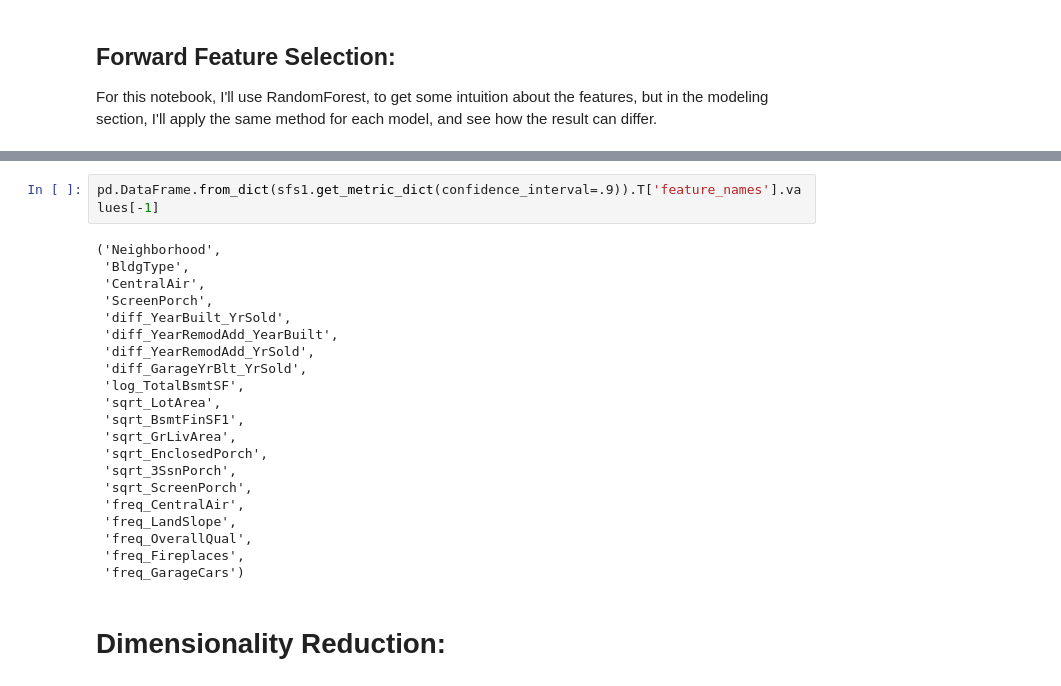
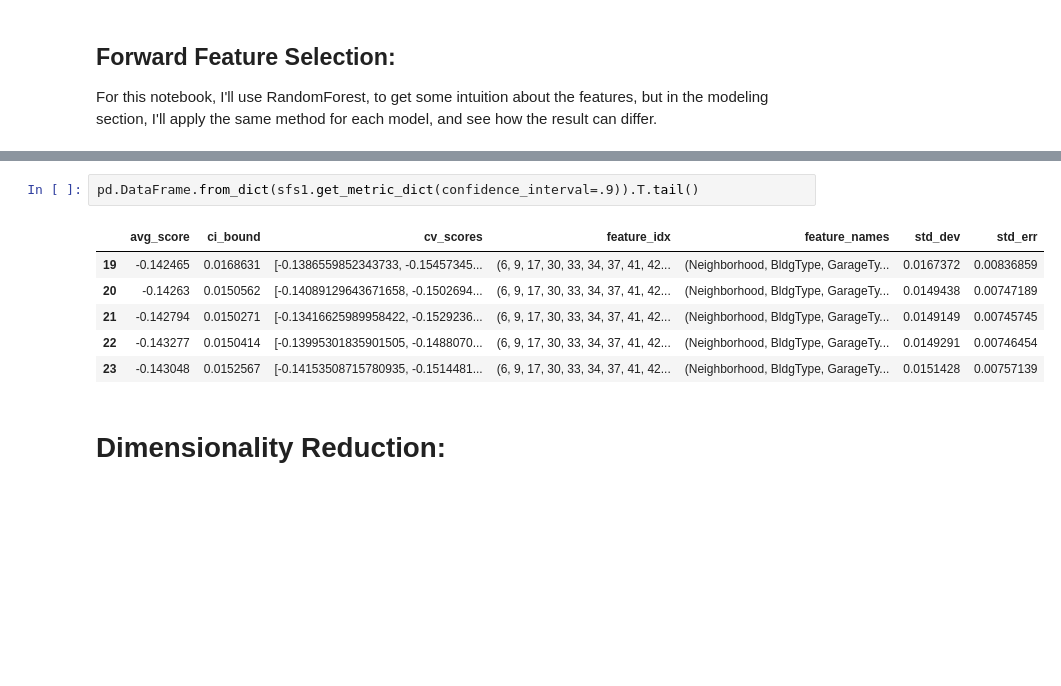
Before and after one commit to MosaabMuhammed/House-Prices-Kaggle, a Jupyter notebook: 4_Features Reduction/Feature Reduction.ipynb, the cells around one changed output, grey strips where cells are left out. Cells and saved outputs as stored; diff of their text form; blank space fills up the shorter version.

```diff
--- a/4_Features Reduction/Feature Reduction.ipynb
+++ b/4_Features Reduction/Feature Reduction.ipynb
@@ -234,25 +232,11 @@ plt_sfs(sfs1.get_metric_dict(), kind='std_dev')
 # %%
-pd.DataFrame.from_dict(sfs1.get_metric_dict(confidence_interval=.9)).T['feature_names'].values[-1]
+pd.DataFrame.from_dict(sfs1.get_metric_dict(confidence_interval=.9)).T.tail()
 # %% [output]
-('Neighborhood',
- 'BldgType',
- 'CentralAir',
- 'ScreenPorch',
- 'diff_YearBuilt_YrSold',
- 'diff_YearRemodAdd_YearBuilt',
- 'diff_YearRemodAdd_YrSold',
- 'diff_GarageYrBlt_YrSold',
- 'log_TotalBsmtSF',
- 'sqrt_LotArea',
- 'sqrt_BsmtFinSF1',
- 'sqrt_GrLivArea',
- 'sqrt_EnclosedPorch',
- 'sqrt_3SsnPorch',
- 'sqrt_ScreenPorch',
- 'freq_CentralAir',
- 'freq_LandSlope',
- 'freq_OverallQual',
- 'freq_Fireplaces',
- 'freq_GarageCars')
+|  | avg_score | ci_bound | cv_scores | feature_idx | feature_names | std_dev | std_err |
+| 19 | -0.142465 | 0.0168631 | [-0.1386559852343733, -0.15457345... | (6, 9, 17, 30, 33, 34, 37, 41, 42... | (Neighborhood, BldgType, GarageTy... | 0.0167372 | 0.00836859 |
+| 20 | -0.14263 | 0.0150562 | [-0.14089129643671658, -0.1502694... | (6, 9, 17, 30, 33, 34, 37, 41, 42... | (Neighborhood, BldgType, GarageTy... | 0.0149438 | 0.00747189 |
+| 21 | -0.142794 | 0.0150271 | [-0.13416625989958422, -0.1529236... | (6, 9, 17, 30, 33, 34, 37, 41, 42... | (Neighborhood, BldgType, GarageTy... | 0.0149149 | 0.00745745 |
+| 22 | -0.143277 | 0.0150414 | [-0.13995301835901505, -0.1488070... | (6, 9, 17, 30, 33, 34, 37, 41, 42... | (Neighborhood, BldgType, GarageTy... | 0.0149291 | 0.00746454 |
+| 23 | -0.143048 | 0.0152567 | [-0.14153508715780935, -0.1514481... | (6, 9, 17, 30, 33, 34, 37, 41, 42... | (Neighborhood, BldgType, GarageTy... | 0.0151428 | 0.00757139 |
 # %% [markdown]
 # Dimensionality Reduction:
```
Also changed, not shown: parts of 3 cells of this notebook, 8 other files.
